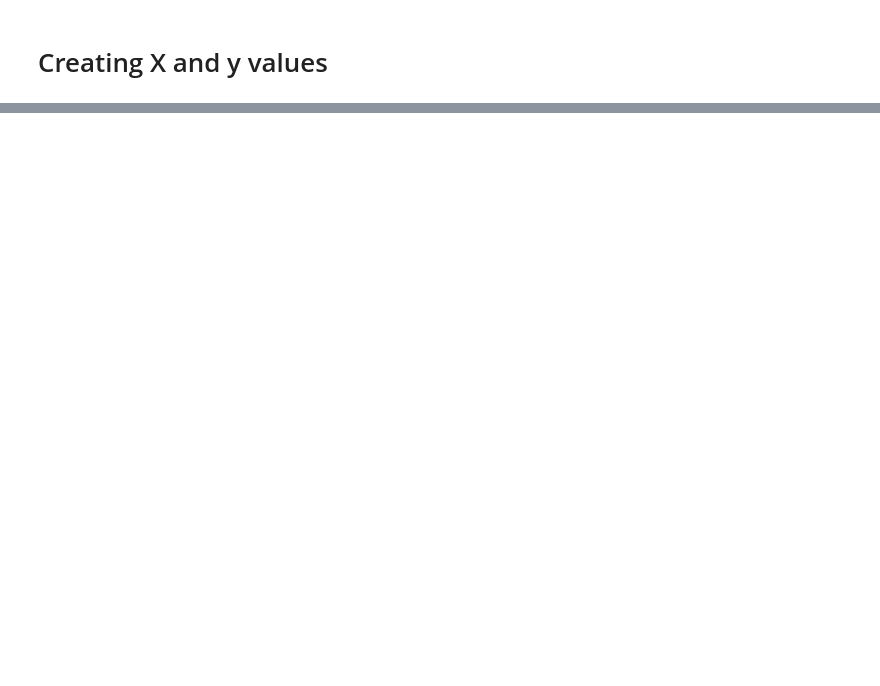
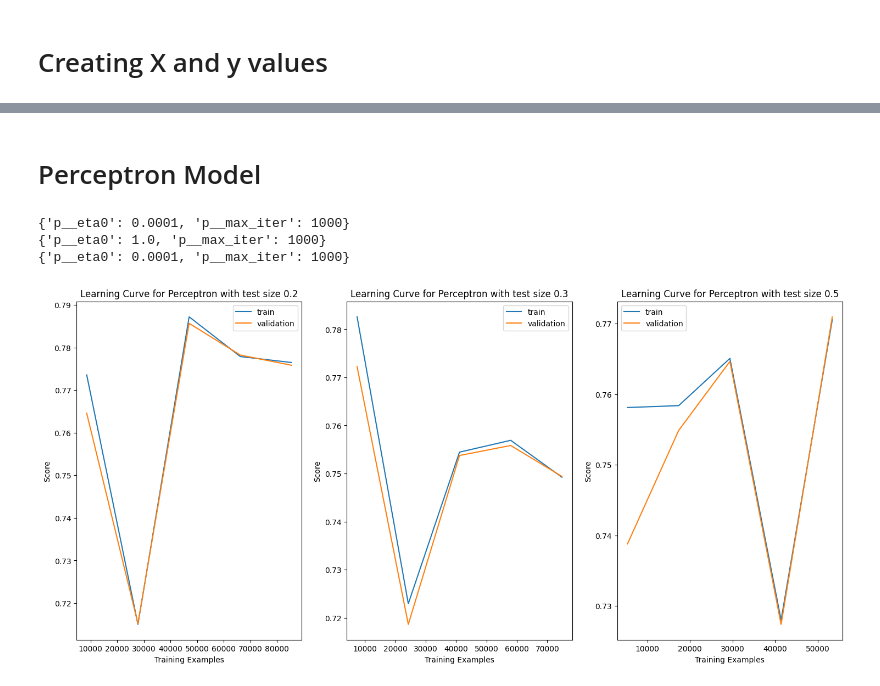
Before and after one commit to cierrakoen/ML_Hotel_Cancellation_Predictor, a Jupyter notebook: ML_Hotel_cancellations.ipynb, the cells around one changed output, grey strips where cells are left out. Drawn from its saved outputs; the diff is of its cells as text; code cells hidden in the pictures; blank space fills up the shorter version.

```diff
--- a/ML_Hotel_cancellations.ipynb
+++ b/ML_Hotel_cancellations.ipynb
@@ -49,0 +342,27 @@ Archive:  hotel-booking-demand.zip
+# %% [markdown]
+# Perceptron Model
+# %%
+p_models = []
+fig, axs = plt.subplots(1, 3, figsize=(18, 8))
+for idx, split in enumerate(splits):
+    X_train, _, y_train, _ = train_test_split(X, y, test_size=split/100, random_state=seed)
+
+    pipe = Pipeline([("transformer", ct), ("p", Perceptron(random_state=seed, n_jobs=-1))])
+    param_grid = {
+      "p__eta0": [0.0001, 0.001, 0.01, 0.1, 1.0],
+      "p__max_iter": np.arange(1000, 5000, 500)
+    }
+    grid = GridSearchCV(pipe, param_grid, cv=10, n_jobs=-1)
+    grid.fit(X_train, y_train)
+    print(grid.best_params_)
+
+    p_clf = grid.best_estimator_
+    p_models.append(p_clf)
+    plot_learning_curve(p_clf, X_train, y_train, axs[idx])
+    axs[idx].set_title(f"Learning Curve for {p_clf[-1].__class__.__name__} with test size {split/100}")
+best_models.append(p_models)
+# %% [output]
+{'p__eta0': 0.0001, 'p__max_iter': 1000}
+{'p__eta0': 1.0, 'p__max_iter': 1000}
+{'p__eta0': 0.0001, 'p__max_iter': 1000}
+[figure, added]
```
Also changed, not shown: parts of 54 cells of this notebook.
